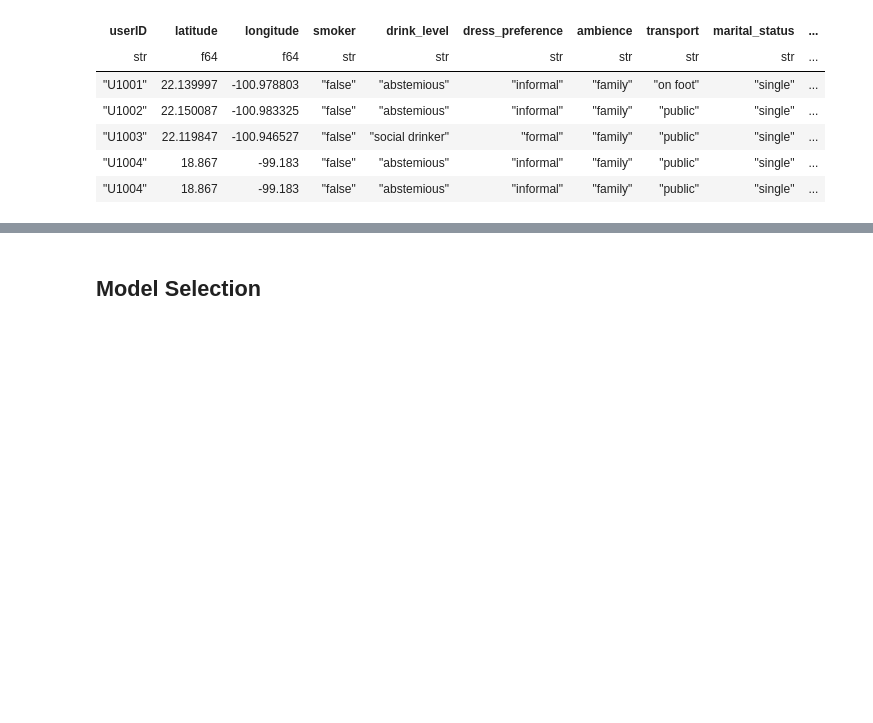
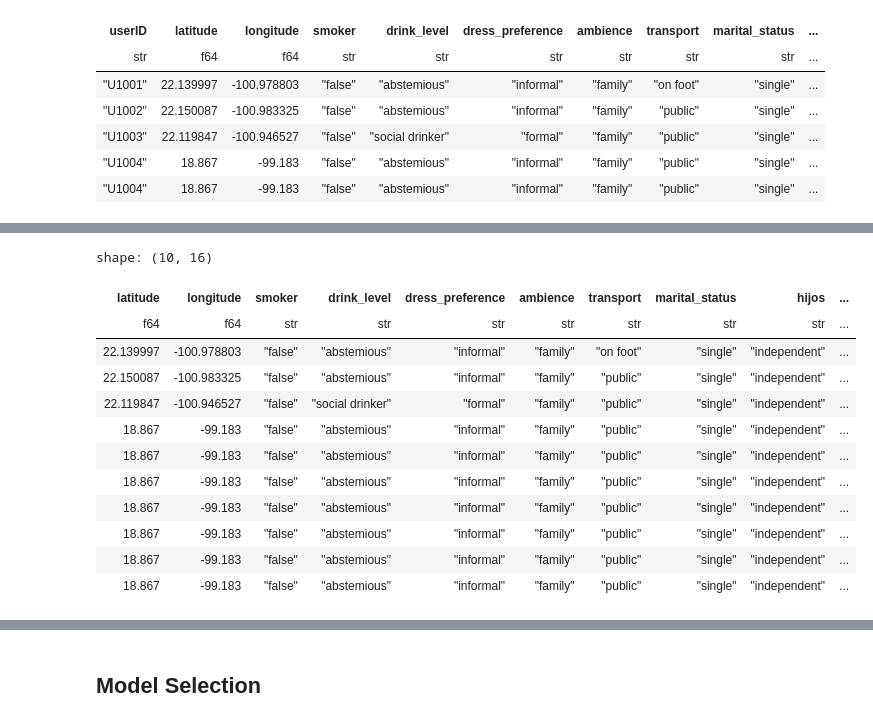
Before and after one commit to laurenally28/mktg3501project, a Jupyter notebook: main.ipynb, the cells around one changed output, grey strips where cells are left out. Cells and saved outputs as stored; diff of their text form; code cells hidden in the pictures; blank space fills up the shorter version.

Commit message:
User data clustering done

```diff
--- a/main.ipynb
+++ b/main.ipynb
@@ -214,0 +156,3 @@ print(rating_with_clusters.head())
+# %%
+user_data = user_df.drop(["Rcuisine", "Upayment", "color", "religion", "height", "userID"])
+user_data.head()
@@ -214,0 +168,14 @@ print(rating_with_clusters.head())
+# %%
+categorical_cols = [
+    "smoker", "drink_level", "dress_preference", "ambience", "transport",
+    "marital_status", "hijos", "interest", "personality", "activity", "budget"
+]
+
+# One-hot encode
+user_data_dummies = user_data.to_dummies(columns=categorical_cols)
+# %%
+df_pd = user_data_dummies.to_pandas()
+
+# Scale the data
+scaler = StandardScaler()
+df_scaled = scaler.fit_transform(df_pd)
@@ -214,0 +205,23 @@ print(rating_with_clusters.head())
+# %%
+num_clusters = 4
+kmeans = KMeans(n_clusters=num_clusters, random_state=42)
+clusters = kmeans.fit_predict(df_scaled)
+
+# Add cluster labels to the original Polars DataFrame
+user_data = user_data.with_columns(pl.Series("cluster", clusters))
+# %%
+user_data.head(10)
+# %% [output]
+shape: (10, 16)
+| latitude | longitude | smoker | drink_level | dress_preference | ambience | transport | marital_status | hijos | ... |
+| f64 | f64 | str | str | str | str | str | str | str | ... |
+| 22.139997 | -100.978803 | "false" | "abstemious" | "informal" | "family" | "on foot" | "single" | "independent" | ... |
+| 22.150087 | -100.983325 | "false" | "abstemious" | "informal" | "family" | "public" | "single" | "independent" | ... |
+| 22.119847 | -100.946527 | "false" | "social drinker" | "formal" | "family" | "public" | "single" | "independent" | ... |
+| 18.867 | -99.183 | "false" | "abstemious" | "informal" | "family" | "public" | "single" | "independent" | ... |
+| 18.867 | -99.183 | "false" | "abstemious" | "informal" | "family" | "public" | "single" | "independent" | ... |
+| 18.867 | -99.183 | "false" | "abstemious" | "informal" | "family" | "public" | "single" | "independent" | ... |
+| 18.867 | -99.183 | "false" | "abstemious" | "informal" | "family" | "public" | "single" | "independent" | ... |
+| 18.867 | -99.183 | "false" | "abstemious" | "informal" | "family" | "public" | "single" | "independent" | ... |
+| 18.867 | -99.183 | "false" | "abstemious" | "informal" | "family" | "public" | "single" | "independent" | ... |
+| 18.867 | -99.183 | "false" | "abstemious" | "informal" | "family" | "public" | "single" | "independent" | ... |
```
Also changed, not shown: parts of 17 cells of this notebook.
